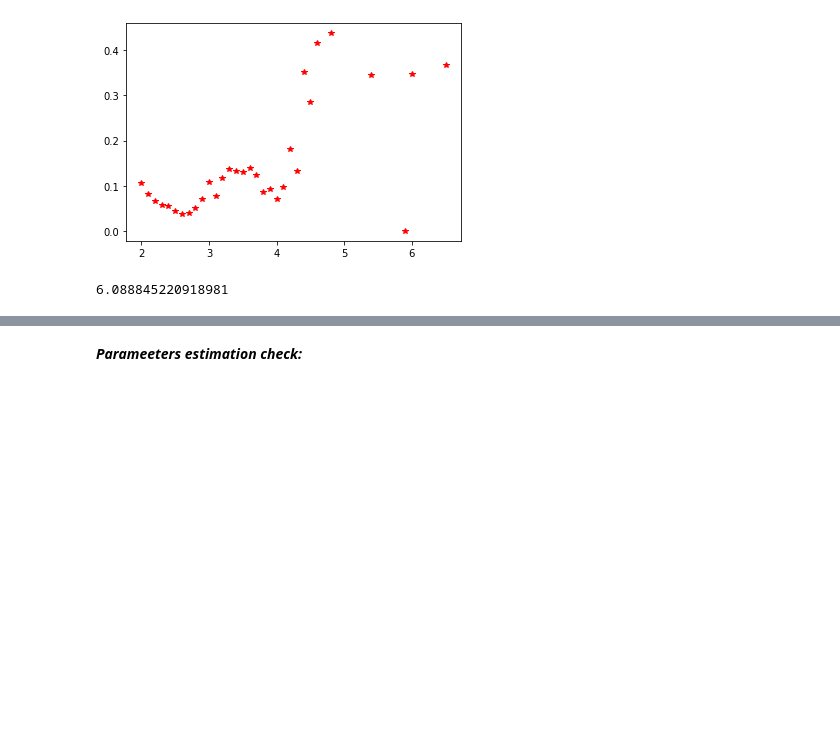
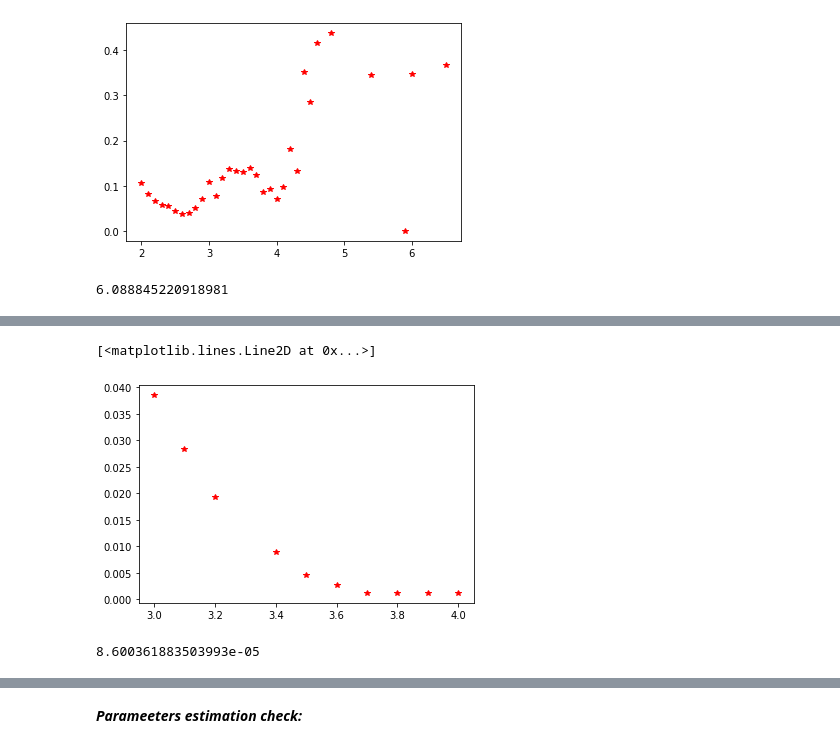
Before and after one commit to DimaFrank/Mathematical_Programming, a Jupyter notebook: Assignment_2.ipynb, the cells around one changed output, grey strips where cells are left out. Cells and saved outputs as stored; diff of their text form; code cells hidden in the pictures; blank space fills up the shorter version.

```diff
--- a/Assignment_2.ipynb
+++ b/Assignment_2.ipynb
@@ -353,0 +371,30 @@ def CDF_fitted(x):
+# %%
+estimation = aggregated_data.copy()
+results = []
+x_axes = []
+D = []
+range = [3,4,0.1] # נבדוק את האיקסים החשודים בלהיות איקס מינימום בטווח הזה בין 3 ל-6, בצעדים של 0.1 בסקלה של ריכטר
+
+def KS_test_run(dataset, range):
+
+    start = range[0]
+    end = range[1]
+    step= range[2]
+
+    while start <= end:
+        tmp = data.copy()
+        tmp = tmp.sort_values(by=['Magnitude'])
+        tmp = tmp[tmp['Magnitude'] >= start]
+        KS = tmp['delta'].max()
+        D.append(KS)
+        x=tmp['Magnitude'].iloc[0]
+        x_axes.append(x)
+
+        print('x={}  D={}'.format(x, KS))
+
+        start += step
+
+
+
+
+KS_test_run(dataset=estimation, range=range)
@@ -353,0 +412,9 @@ def CDF_fitted(x):
+# %%
+plt.plot(x_axes, D, 'r*')
+# %% [output]
+[<matplotlib.lines.Line2D at 0x...>]
+[figure, added]
+# %%
+min(D)
+# %% [output]
+8.600361883503993e-05
```
Also changed, not shown: parts of 22 cells of this notebook.
